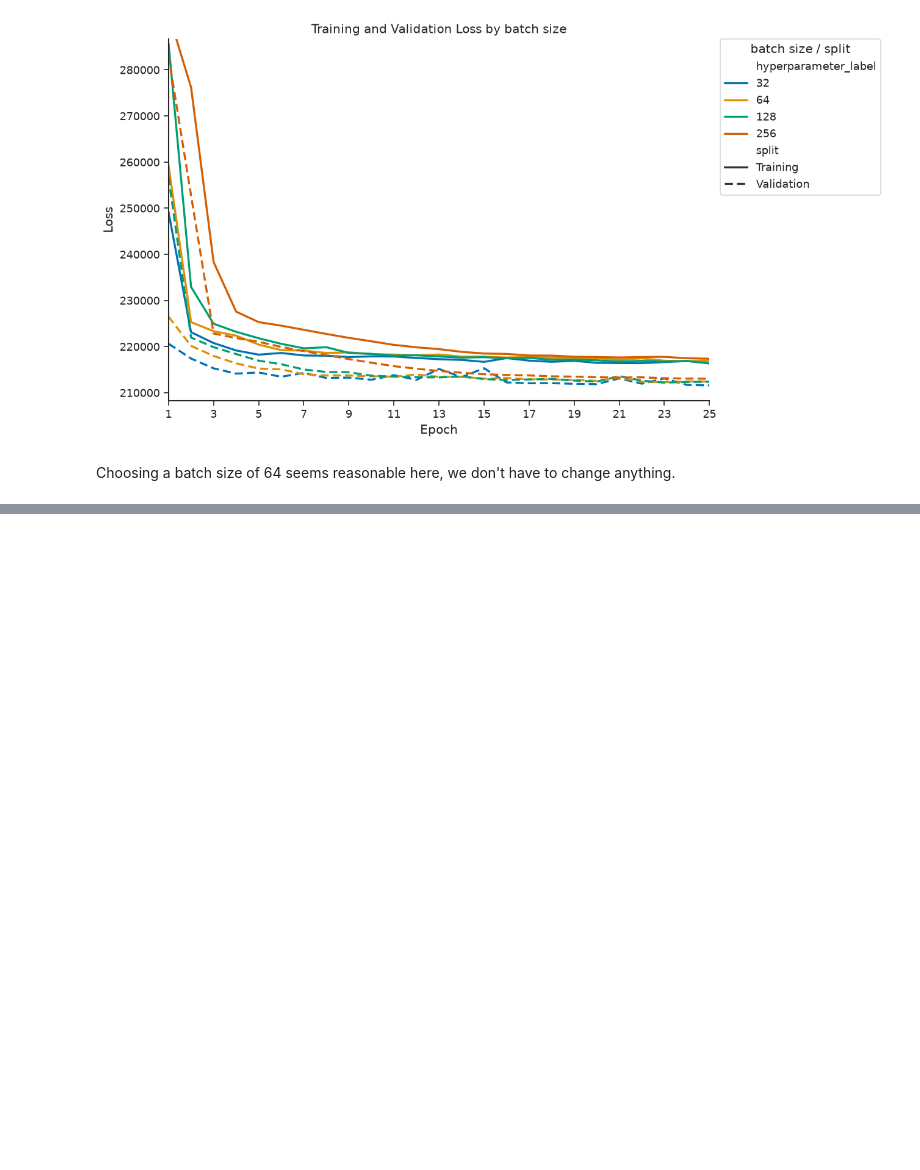
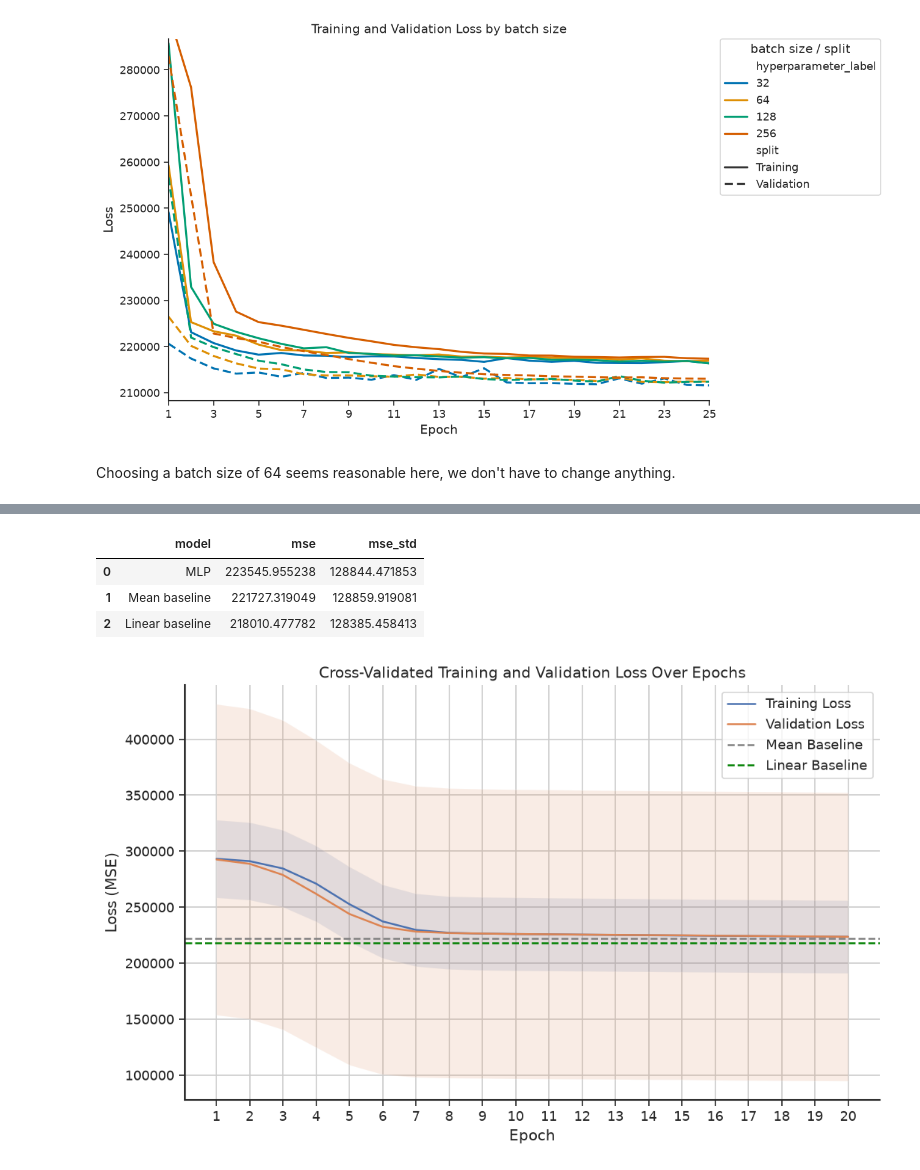
Before and after one commit to Maupse/ml-final-project-sose26-v2, a Jupyter notebook: notebooks/02-First-Models.ipynb, the cells around one changed output, grey strips where cells are left out. Drawn from its saved outputs; the diff is of its cells as text; code cells hidden in the pictures; blank space fills up the shorter version.

Commit message:
adding cross validation section to notebook

```diff
--- a/notebooks/02-First-Models.ipynb
+++ b/notebooks/02-First-Models.ipynb
@@ -107,0 +112,73 @@ Changing hyperparameters does not seem to do much, the loss is still way too hig
+# %%
+cv_history = load_data_single_run_cross_validation("mlp-city-center-v1")["history"]
+cv_mean_baseline_metrics = load_cross_validation_mean_baseline("mlp-city-center-v1")
+cv_linear_baseline_metrics = load_cross_validation_linear_baseline("mlp-city-center-v1")
+
+cv_summary = pd.DataFrame([
+    {
+        "model": "MLP",
+        "mse": cv_history["val_loss"][-1],
+        "mse_std": cv_history["val_loss_std"][-1],
+    },
+    {
+        "model": "Mean baseline",
+        "mse": cv_mean_baseline_metrics["mse"],
+        "mse_std": cv_mean_baseline_metrics["mse_std"],
+    },
+    {
+        "model": "Linear baseline",
+        "mse": cv_linear_baseline_metrics["mse"],
+        "mse_std": cv_linear_baseline_metrics["mse_std"],
+    },
+])
+
+cv_summary
+# %% [output]
+|  | model | mse | mse_std |
+| 0 | MLP | 223545.955238 | 128844.471853 |
+| 1 | Mean baseline | 221727.319049 | 128859.919081 |
+| 2 | Linear baseline | 218010.477782 | 128385.458413 |
+# %%
+epochs = range(1, len(cv_history["train_loss"]) + 1)
+
+train_loss = pd.Series(cv_history["train_loss"])
+val_loss = pd.Series(cv_history["val_loss"])
+train_loss_std = pd.Series(cv_history["train_loss_std"])
+val_loss_std = pd.Series(cv_history["val_loss_std"])
+
+plt.figure(figsize=(10, 6))
+plt.plot(epochs, train_loss, label="Training Loss")
+plt.fill_between(
+    epochs,
+    train_loss - train_loss_std,
+    train_loss + train_loss_std,
+    alpha=0.15,
+)
+plt.plot(epochs, val_loss, label="Validation Loss")
+plt.fill_between(
+    epochs,
+    val_loss - val_loss_std,
+    val_loss + val_loss_std,
+    alpha=0.15,
+)
+plt.axhline(
+    y=cv_mean_baseline_metrics["mse"],
+    color="gray",
+    linestyle="--",
+    label="Mean Baseline"
+)
+plt.axhline(
+    y=cv_linear_baseline_metrics["mse"],
+    color="green",
+    linestyle="--",
+    label="Linear Baseline"
+)
+plt.xticks(epochs)
+plt.title("Cross-Validated Training and Validation Loss Over Epochs")
+plt.xlabel("Epoch")
+plt.ylabel("Loss (MSE)")
+plt.legend()
+plt.grid(True)
+plt.show()
+# %% [output]
+[figure, added]
```
Also changed, not shown: parts of 11 cells of this notebook, 2 other files.
